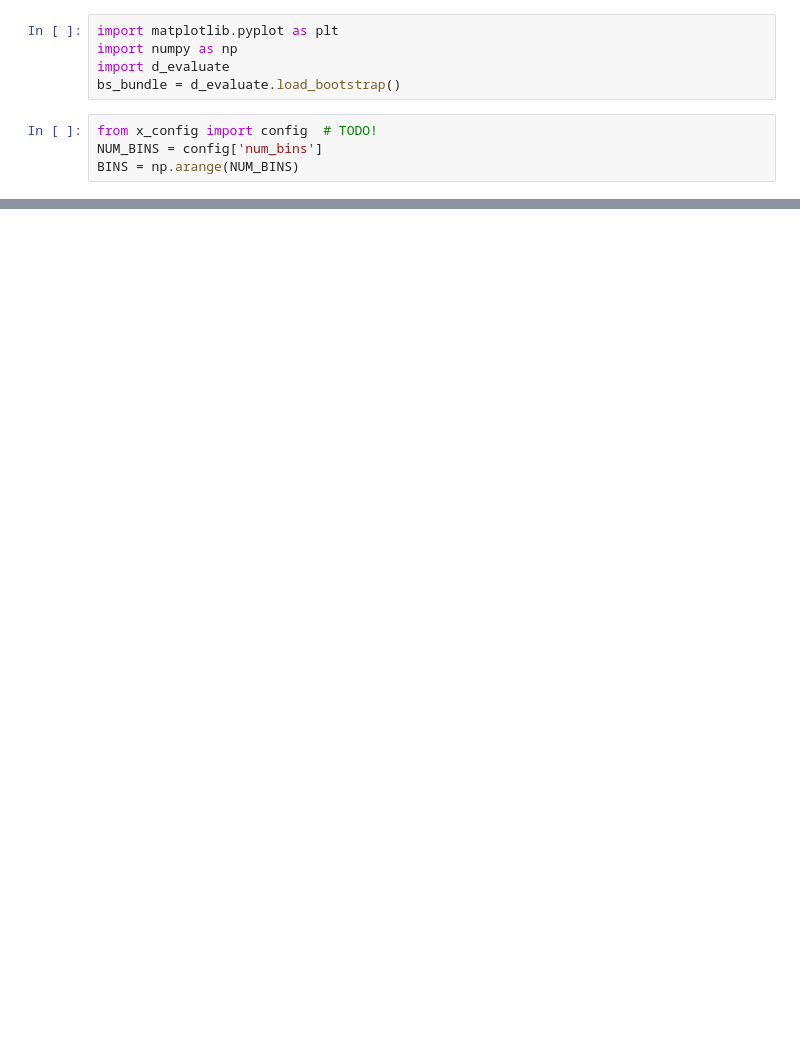
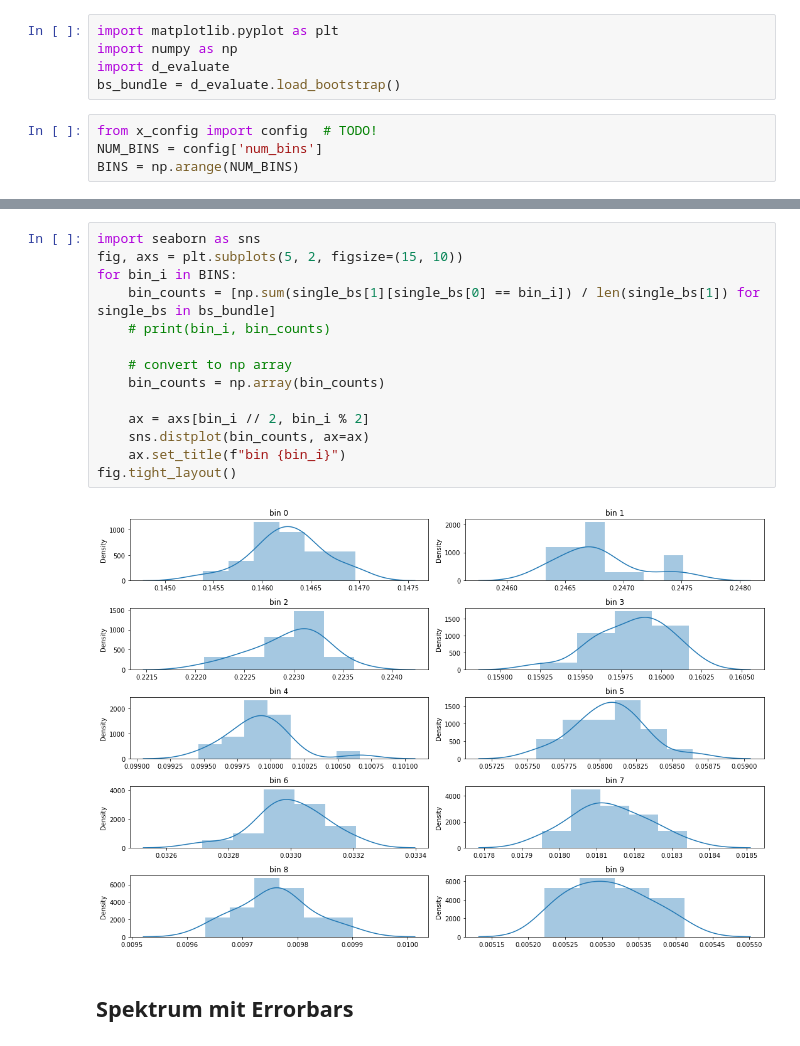
Before and after one commit to NicoWeio/Bachelor-code, a Jupyter notebook: d_evaluate_bootstrap.ipynb, the cells around one changed output, grey strips where cells are left out. Saved outputs shown, nothing was run; the diff lists cells and outputs as text; blank space fills up the shorter version.

```diff
--- a/d_evaluate_bootstrap.ipynb
+++ b/d_evaluate_bootstrap.ipynb
@@ -50,0 +68,18 @@ No artists with labels found to put in legend.  Note that artists whose label st
+# %%
+import seaborn as sns
+fig, axs = plt.subplots(5, 2, figsize=(15, 10))
+for bin_i in BINS:
+    bin_counts = [np.sum(single_bs[1][single_bs[0] == bin_i]) / len(single_bs[1]) for single_bs in bs_bundle]
+    # print(bin_i, bin_counts)
+
+    # convert to np array
+    bin_counts = np.array(bin_counts)
+
+    ax = axs[bin_i // 2, bin_i % 2]
+    sns.distplot(bin_counts, ax=ax)
+    ax.set_title(f"bin {bin_i}")
+fig.tight_layout()
+# %% [output]
+[figure, added]
+# %% [markdown]
+## Spektrum mit Errorbars
```
Also changed, not shown: parts of 15 cells of this notebook.
